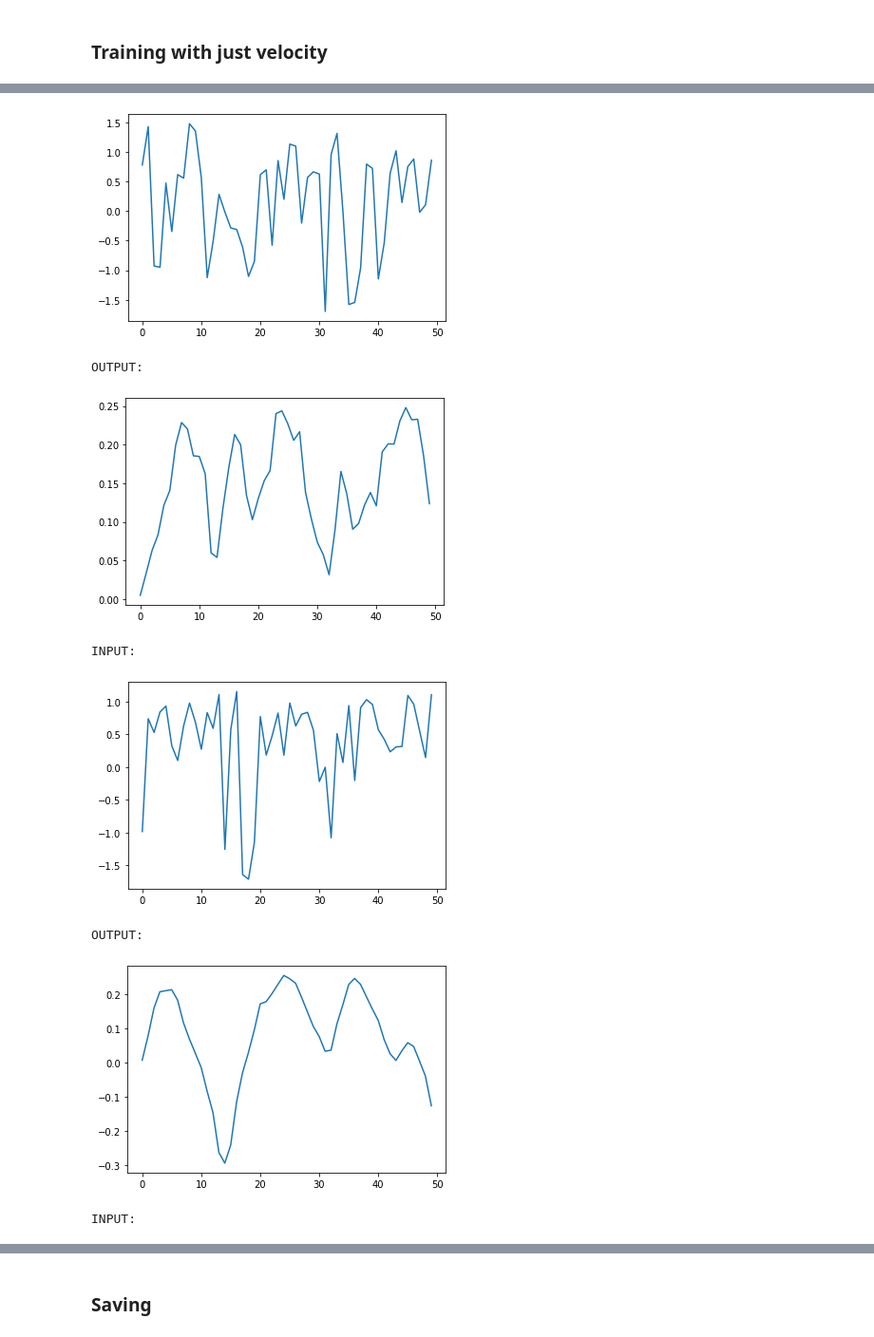
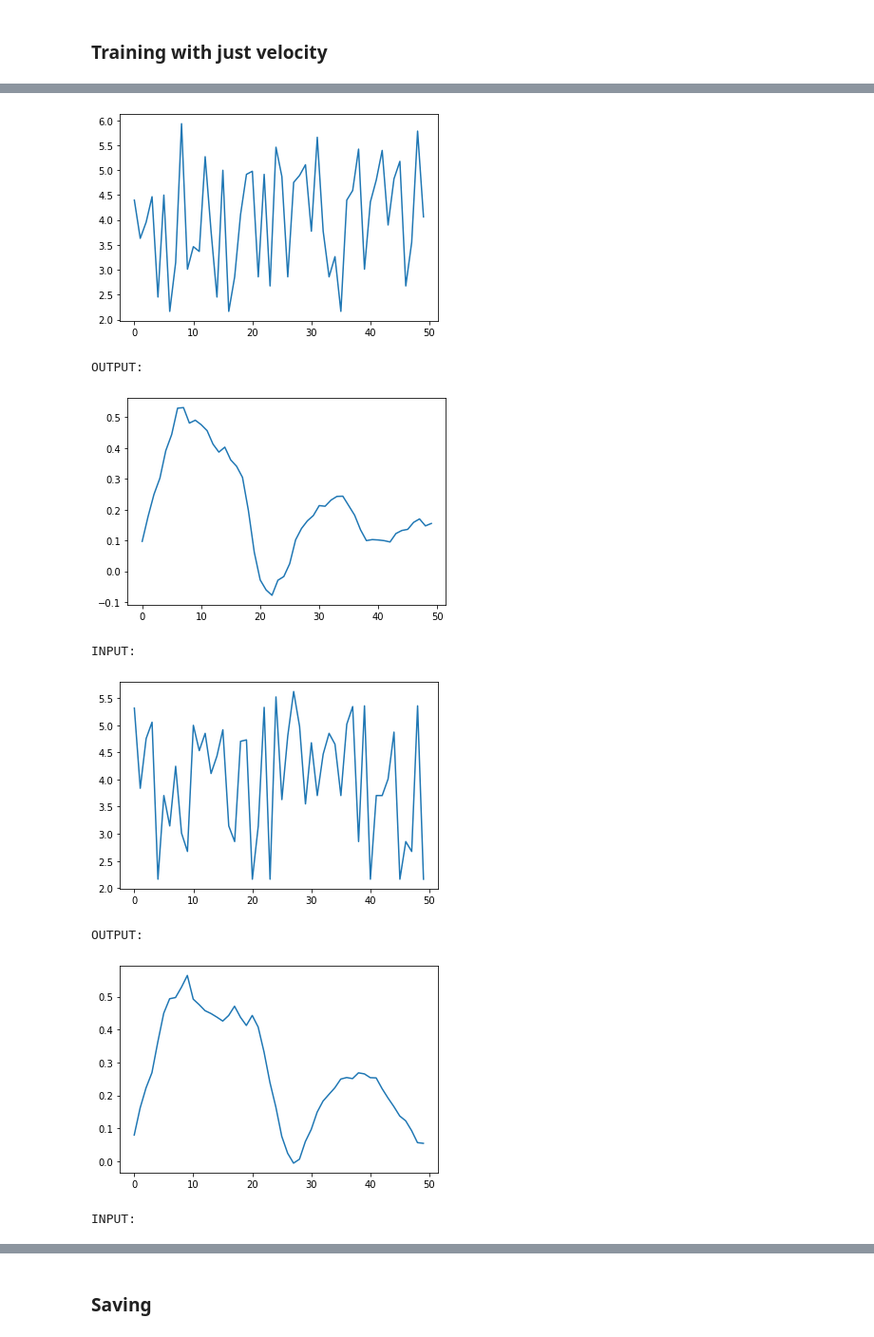
Before and after one commit to trian-gles/aloof-machine, a Jupyter notebook: RNN_IMPROV.ipynb, the cells around one changed output, grey strips where cells are left out. Shown at 95% size. Saved outputs shown, nothing was run; the diff lists cells and outputs as text; code cells hidden in the pictures.

```diff
--- a/RNN_IMPROV.ipynb
+++ b/RNN_IMPROV.ipynb
@@ -71,20 +73,18 @@ def generate_data(sample_size=50, batch_size=6):
 # %%
 class LSTMMemory(torch.nn.Module):
 
-  def __init__(self, hidden_size):
+  def __init__(self, hidden_size, input_size=1, output_size=1):
     super().__init__()
-
+    self._scaler = StandardScaler()
     self._hidden_state = None
-
     self.lstm = torch.nn.LSTM(
-        input_size = 1,
+        input_size = input_size,
         hidden_size = hidden_size,
         batch_first = True
     )
-
     self.linear = torch.nn.Linear(
             in_features=hidden_size,
-            out_features=1
+            out_features=output_size
         )
 
   def forward(self, x):
@@ -93,6 +93,8 @@ class LSTMMemory(torch.nn.Module):
     return self.linear(h)
 
   def forward_live(self, x):
+
+    x = torch.tensor(self._scaler.transform(x).reshape((1, 1)).astype(np.float32))
     if self._hidden_state:
       h, self._hidden_state = self.lstm(x, self._hidden_state)
     else:
@@ -102,3 +104,9 @@ class LSTMMemory(torch.nn.Module):
 
   def reset_live(self):
     self._hidden_state = None
+
+  def fit(self, data):
+    self._scaler.fit(data)
+
+  def fit_transform(self, data):
+    return self._scaler.fit_transform(data)
@@ -207,21 +276,23 @@ from sklearn import preprocessing
 # %%
 with open('/content/drive/MyDrive/rnn_improv/time_vel.txt') as f:
   txt = f.readlines()
-
+model = LSTMMemory(15)
 data_pts = []
 times = []
 vels = []
 
 for pt in txt:
   time, vel = pt.split(' ')
-  time = float(time)
+  time = log(float(time))
   vel = float(vel[:-2])
   data_pts.append([time, vel])
   times.append(time)
   vels.append(vel)
 
-times = preprocessing.scale(times)
-vels = preprocessing.scale(vels)
+times = times
+scaled_vels = preprocessing.scale(vels)
+scaled_vels2 = model.fit_transform(np.array(vels).reshape(len(vels), 1))
+data_pts_np = np.array(data_pts)
 
 print("TIMES")
 plt.figure()
@@ -229,7 +300,7 @@ plt.plot(times[:50])
 plt.show()
 print("VELS")
 plt.figure()
-plt.plot(vels[:50])
+plt.plot(scaled_vels[:50])
 plt.show()
 # %% [output]
 TIMES
@@ -239,13 +310,13 @@ VELS
 # %% [markdown]
 ### Training with just velocity
 # %%
-random.seed(42)
+random.seed(41)
 torch.manual_seed(42)
-model = LSTMMemory(15)
+
 criterion = torch.nn.MSELoss()
 optimizer = torch.optim.RMSprop(model.parameters(), lr=.02)
 model.train()
-x_list = vels[:50]
+x_list = times[:50]
 X = torch.tensor([x_list for _ in range(6)]).reshape((6, 50, 1)).float()
 y_list = random_sine(50)
 for j in range(500):
@@ -257,14 +328,14 @@ for j in range(500):
   loss.backward()
   optimizer.step()
 
-
-  # print(f"Loss = {loss} but why do I care?")
+  if j % 50 == 49:
+    print(f"Loss = {loss} but why do I care?")
 model.eval()
 
 
 for i in range(4):
   with torch.no_grad():
-    test_X = torch.tensor(vels[(i + 1) * 50:(i + 2) * 50]).reshape((1, 50, 1)).float()
+    test_X = torch.tensor(times[(i + 1) * 50:(i + 2) * 50]).reshape((1, 50, 1)).float()
     test_predicted_y = model(test_X)
   print("INPUT:")
   plt.figure()
@@ -280,9 +361,9 @@ print("Predicted: ", test_predicted_y.tolist())
 INPUT:
-[figure, old version]
+[figure, new version]
 OUTPUT:
-[figure, old version]
+[figure, new version]
 INPUT:
-[figure, old version]
+[figure, new version]
 OUTPUT:
-[figure, old version]
+[figure, new version]
 INPUT:
```
Also changed, not shown: parts of 25 cells of this notebook.
